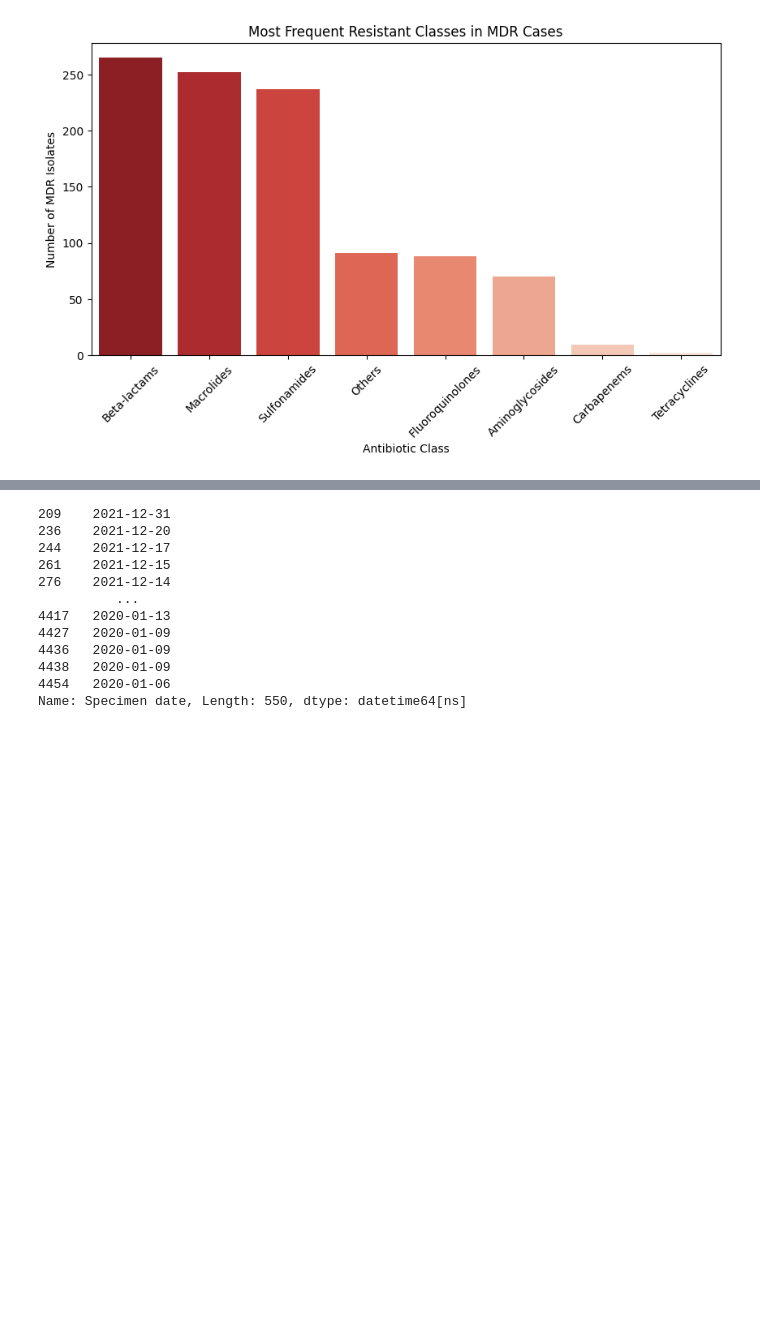
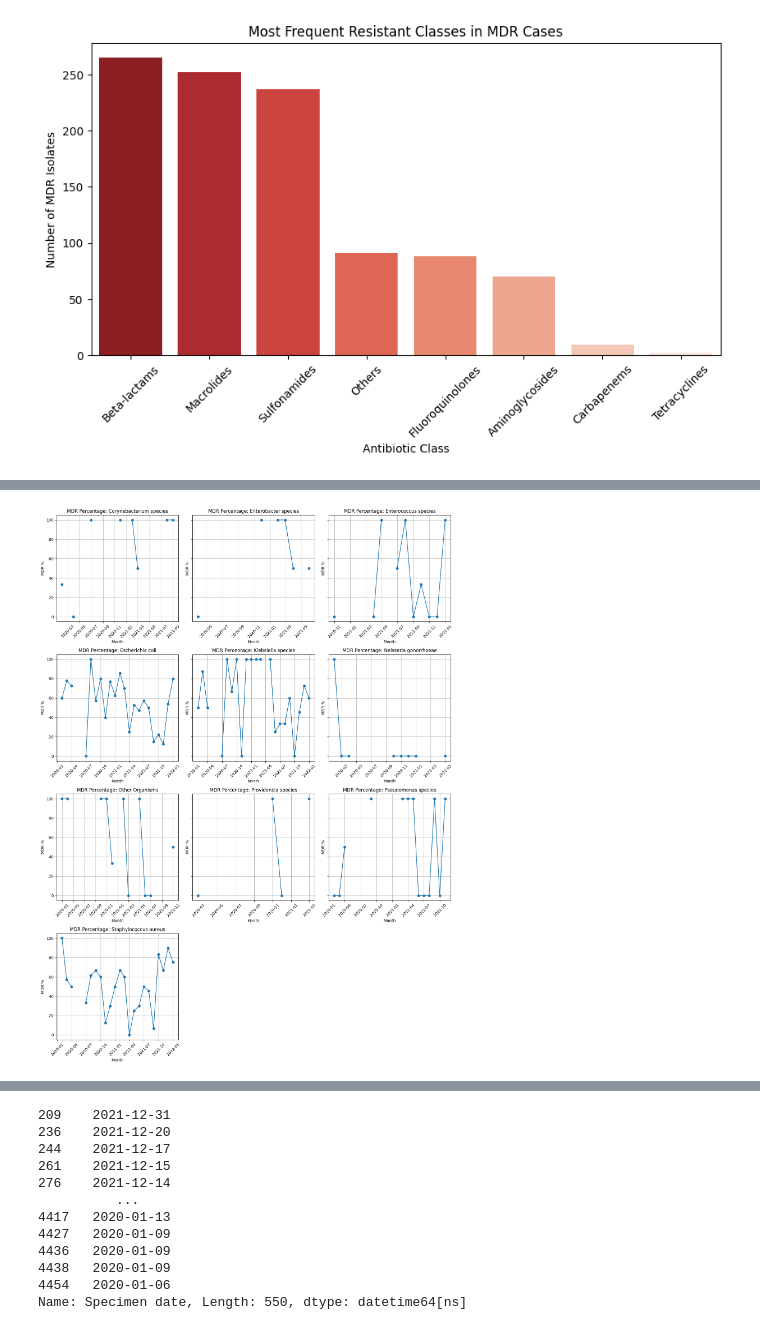
Before and after one commit to nakatoconstance/nakatoconstance, a Jupyter notebook: MDR_FULLDATASET_submitted_Final.ipynb, the cells around one changed output, grey strips where cells are left out. Drawn from its saved outputs; the diff is of its cells as text; code cells hidden in the pictures; blank space fills up the shorter version.

```diff
--- a/MDR_FULLDATASET_submitted_Final.ipynb
+++ b/MDR_FULLDATASET_submitted_Final.ipynb
@@ -1841,0 +1790,61 @@ Staphylococcus aureus        567       30      806
+# %%
+import pandas as pd
+import matplotlib.pyplot as plt
+import numpy as np
+
+# Ensure 'Specimen date' is in datetime format (using .loc to avoid the SettingWithCopyWarning)
+mdr_isolates.loc[:, 'Specimen date'] = pd.to_datetime(mdr_isolates['Specimen date'])
+
+# Filter non-MDR cases
+non_mdr_isolates = filtered_data[filtered_data['MDR Status'] == 'Non-MDR']
+
+# Group by 'Specimen date' and 'Organism' to count MDR cases
+mdr_time_series = mdr_isolates.groupby([pd.Grouper(key='Specimen date', freq='ME'), 'Organism']).size().unstack(fill_value=0)
+
+# Resample to monthly frequency (month end)
+mdr_time_series = mdr_time_series.resample('ME').sum()
+
+# Group by 'Specimen date' and 'Organism' to count non-MDR cases
+non_mdr_time_series = non_mdr_isolates.groupby([pd.Grouper(key='Specimen date', freq='ME'), 'Organism']).size().unstack(fill_value=0)
+
+# Resample to monthly frequency (month end)
+non_mdr_time_series = non_mdr_time_series.resample('ME').sum()
+
+# Calculate total cases (MDR + Non-MDR) per month per organism
+total_time_series = filtered_data.groupby([pd.Grouper(key='Specimen date', freq='ME'), 'Organism']).size().unstack(fill_value=0)
+total_time_series = total_time_series.resample('ME').sum()
+
+# Calculate MDR percentage per month using the formula:
+mdr_percentage = (mdr_time_series / (mdr_time_series + non_mdr_time_series)) * 100
+
+# Set the number of plots per row (e.g., 3 plots per row)
+z = 3  # Change this number to control how many plots per row
+
+# Calculate the number of rows needed based on the number of organisms
+num_organisms = len(mdr_percentage.columns)
+num_rows = int(np.ceil(num_organisms / z))  # Round up to the nearest integer
+
+# Create the subplot grid with z plots per row
+fig, axes = plt.subplots(num_rows, z, figsize=(5 * z, 5 * num_rows), sharey=True)
+
+# Flatten axes array in case we have more than one row
+axes = axes.flatten()
+
+# Plot each organism
+for idx, organism in enumerate(mdr_percentage.columns):
+    ax = axes[idx]
+    ax.plot(mdr_percentage.index, mdr_percentage[organism], marker='o', linestyle='-')
+    ax.set_title(f'MDR Percentage: {organism}')
+    ax.set_xlabel("Month")
+    ax.set_ylabel("MDR %")
+    ax.tick_params(axis='x', rotation=45)
+    ax.grid(True)
+
+# Hide any extra empty subplots if there are fewer organisms than grid spaces
+for idx in range(num_organisms, len(axes)):
+    axes[idx].axis('off')  # Hide the axis for extra subplots
+
+plt.tight_layout()
+plt.show()
+# %% [output]
+[figure, added]
```
Also changed, not shown: parts of 19 cells of this notebook.
